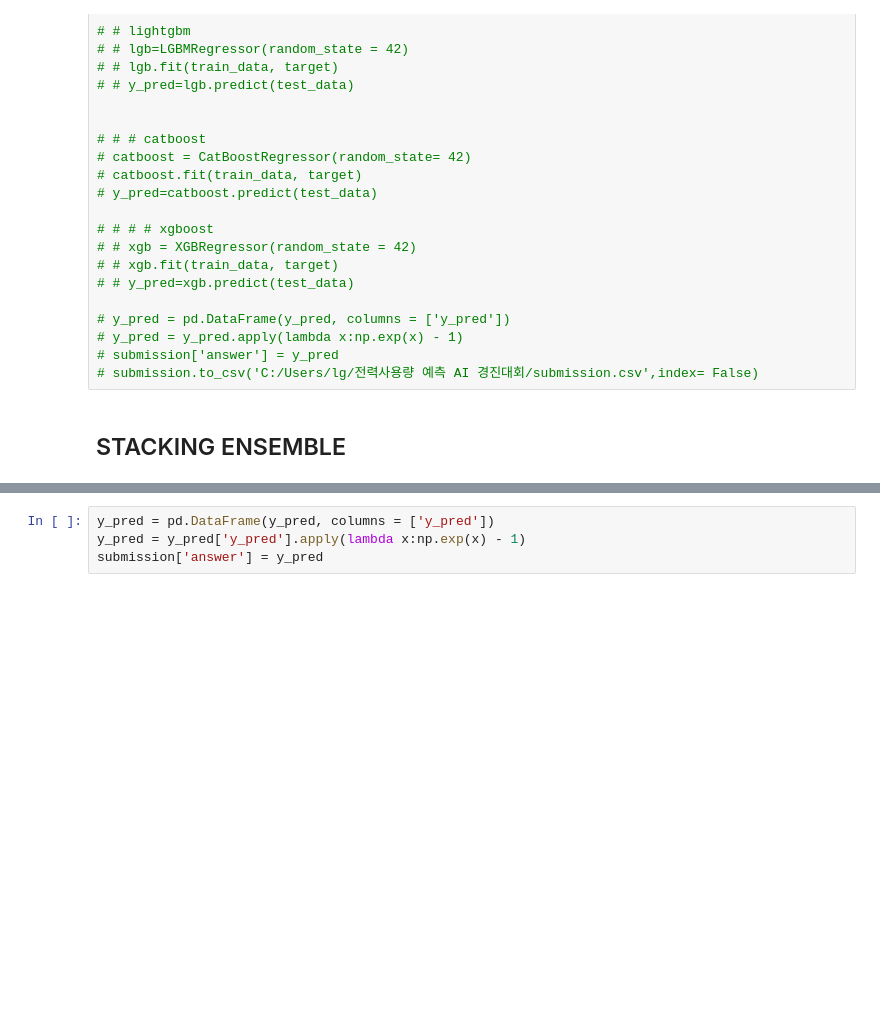
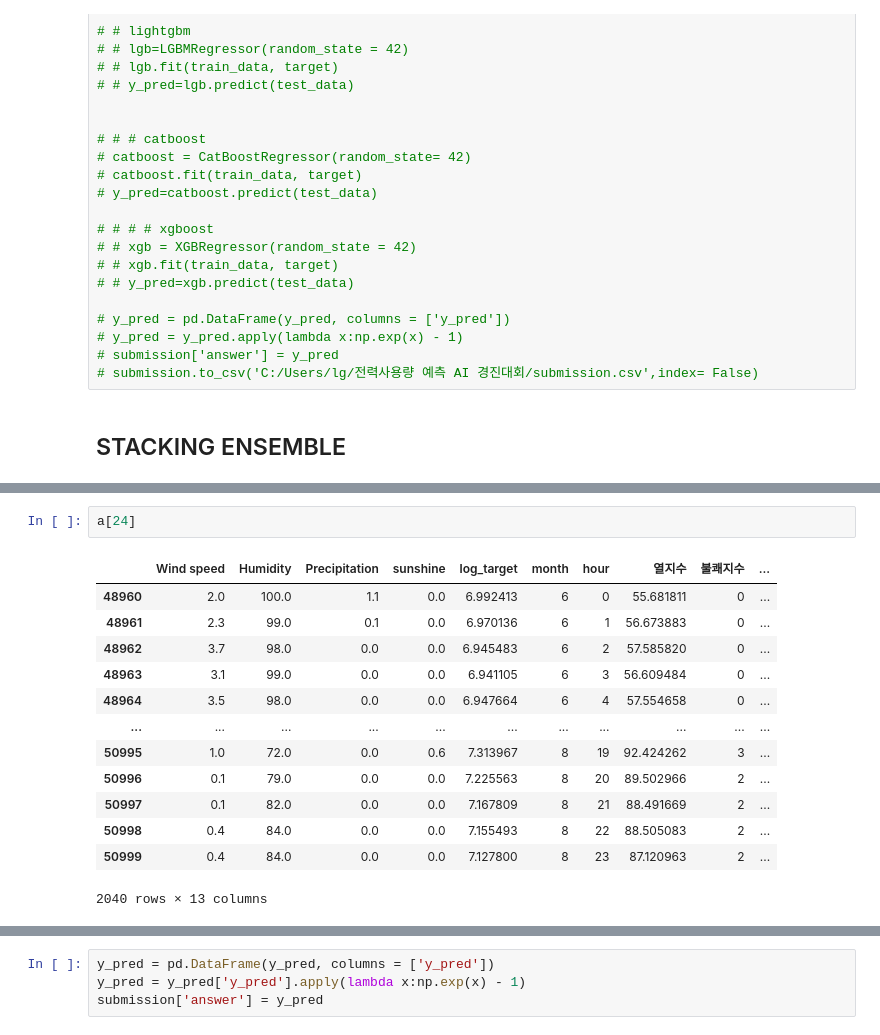
Before and after one commit to qkrwjdduf159/-, a Jupyter notebook: 데이콘/전력사용량 예측 AI 경진대회/전력 사용량 예측EDA.ipynb, the cells around one changed output, grey strips where cells are left out. Drawn from its saved outputs; the diff is of its cells as text; blank space fills up the shorter version.

```diff
--- a/데이콘/전력사용량 예측 AI 경진대회/전력 사용량 예측EDA.ipynb
+++ b/데이콘/전력사용량 예측 AI 경진대회/전력 사용량 예측EDA.ipynb
@@ -1135,3 +1133,19 @@ Successfully installed vecstack-0.4.0
+# %%
+a[24]
+# %% [output]
+|  | Wind speed | Humidity | Precipitation | sunshine | log_target | month | hour | 열지수 | 불쾌지수 | ... |
+| 48960 | 2.0 | 100.0 | 1.1 | 0.0 | 6.992413 | 6 | 0 | 55.681811 | 0 | ... |
+| 48961 | 2.3 | 99.0 | 0.1 | 0.0 | 6.970136 | 6 | 1 | 56.673883 | 0 | ... |
+| 48962 | 3.7 | 98.0 | 0.0 | 0.0 | 6.945483 | 6 | 2 | 57.585820 | 0 | ... |
+| 48963 | 3.1 | 99.0 | 0.0 | 0.0 | 6.941105 | 6 | 3 | 56.609484 | 0 | ... |
+| 48964 | 3.5 | 98.0 | 0.0 | 0.0 | 6.947664 | 6 | 4 | 57.554658 | 0 | ... |
+| ... | ... | ... | ... | ... | ... | ... | ... | ... | ... | ... |
+| 50995 | 1.0 | 72.0 | 0.0 | 0.6 | 7.313967 | 8 | 19 | 92.424262 | 3 | ... |
+| 50996 | 0.1 | 79.0 | 0.0 | 0.0 | 7.225563 | 8 | 20 | 89.502966 | 2 | ... |
+| 50997 | 0.1 | 82.0 | 0.0 | 0.0 | 7.167809 | 8 | 21 | 88.491669 | 2 | ... |
+| 50998 | 0.4 | 84.0 | 0.0 | 0.0 | 7.155493 | 8 | 22 | 88.505083 | 2 | ... |
+| 50999 | 0.4 | 84.0 | 0.0 | 0.0 | 7.127800 | 8 | 23 | 87.120963 | 2 | ... |
+2040 rows × 13 columns
 # %%
 # STACKING ENSEMBLE을 사용하기 위해서 모델을 불러온다.
 import tensorflow as tf
```
Also changed, not shown: parts of 16 cells of this notebook.
